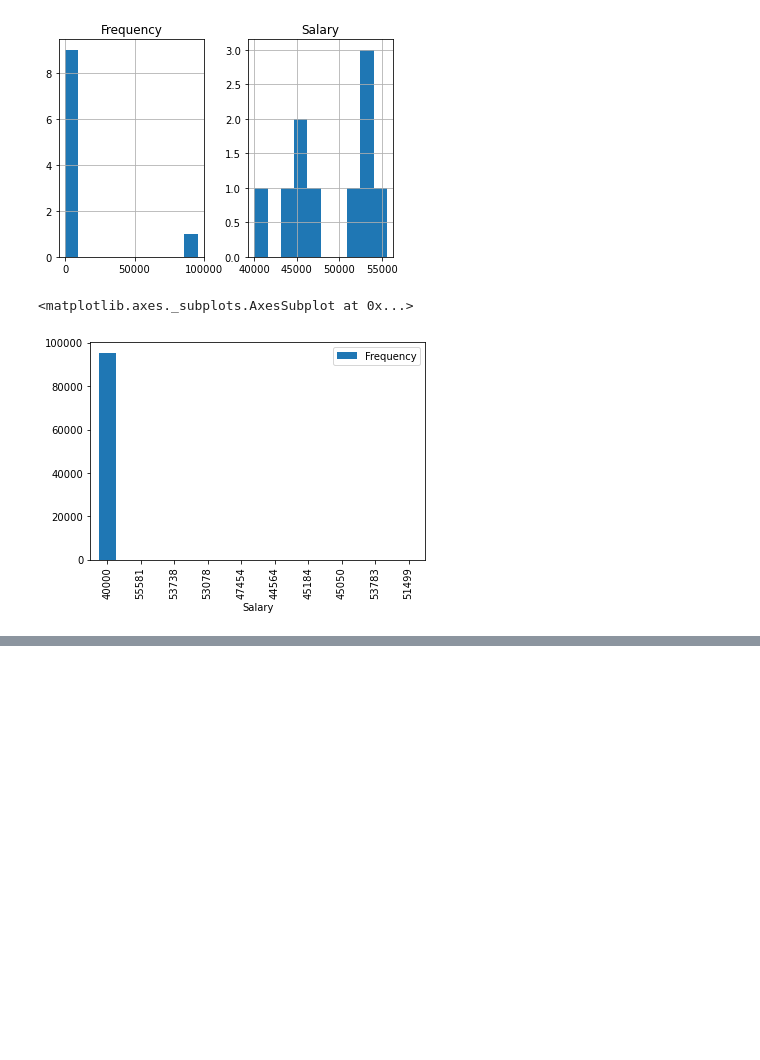
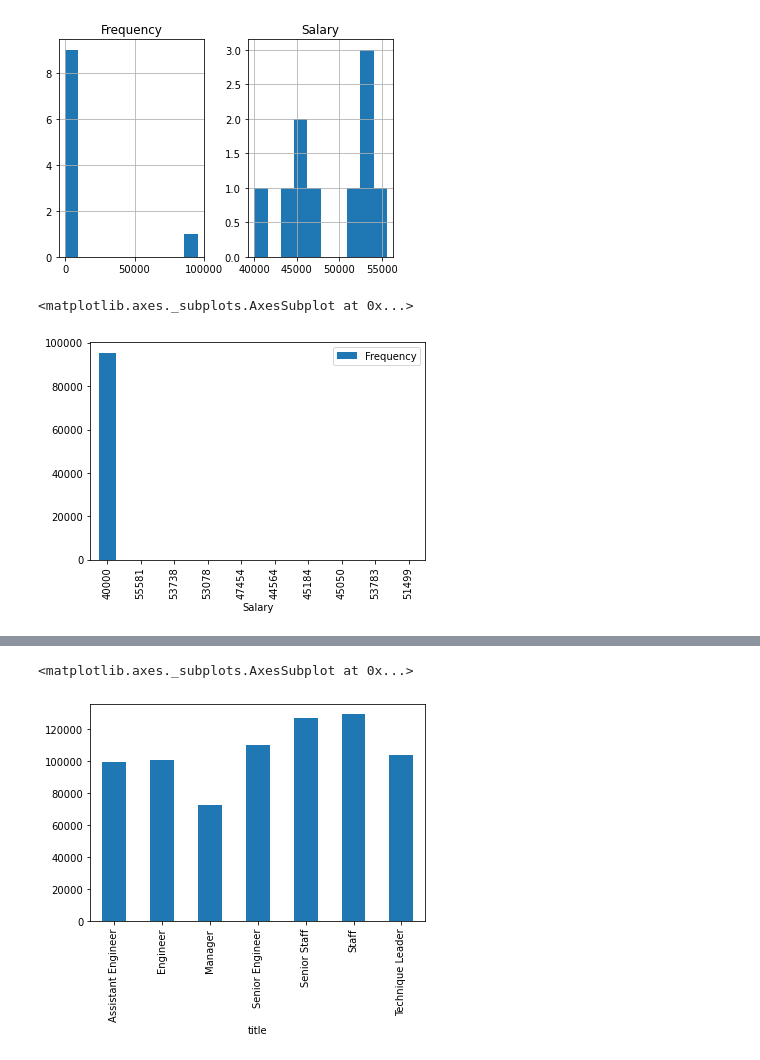
Before and after one commit to cmagnotta/sql-challenge, a Jupyter notebook: EmployeeSQL/pewlett_hackard.ipynb, the cells around one changed output, grey strips where cells are left out. Cells and saved outputs as stored; diff of their text form; code cells hidden in the pictures; blank space fills up the shorter version.

```diff
--- a/EmployeeSQL/pewlett_hackard.ipynb
+++ b/EmployeeSQL/pewlett_hackard.ipynb
@@ -146,0 +256,10 @@ theThirddFrame
+# %%
+maxBarDF = queryAverage.groupby('title')['salary'].max()
+#And just for fun, here is the max salary.
+#The top paid Assistant Engineer makes more than the top paid Manager. Seems fishy, again.
+#Also Staff make more than Senior Staff.
+# %%
+maxBarDF.plot.bar(y='salary')
+# %% [output]
+<matplotlib.axes._subplots.AxesSubplot at 0x...>
+[figure, added]
```
Also changed, not shown: parts of 28 cells of this notebook.
